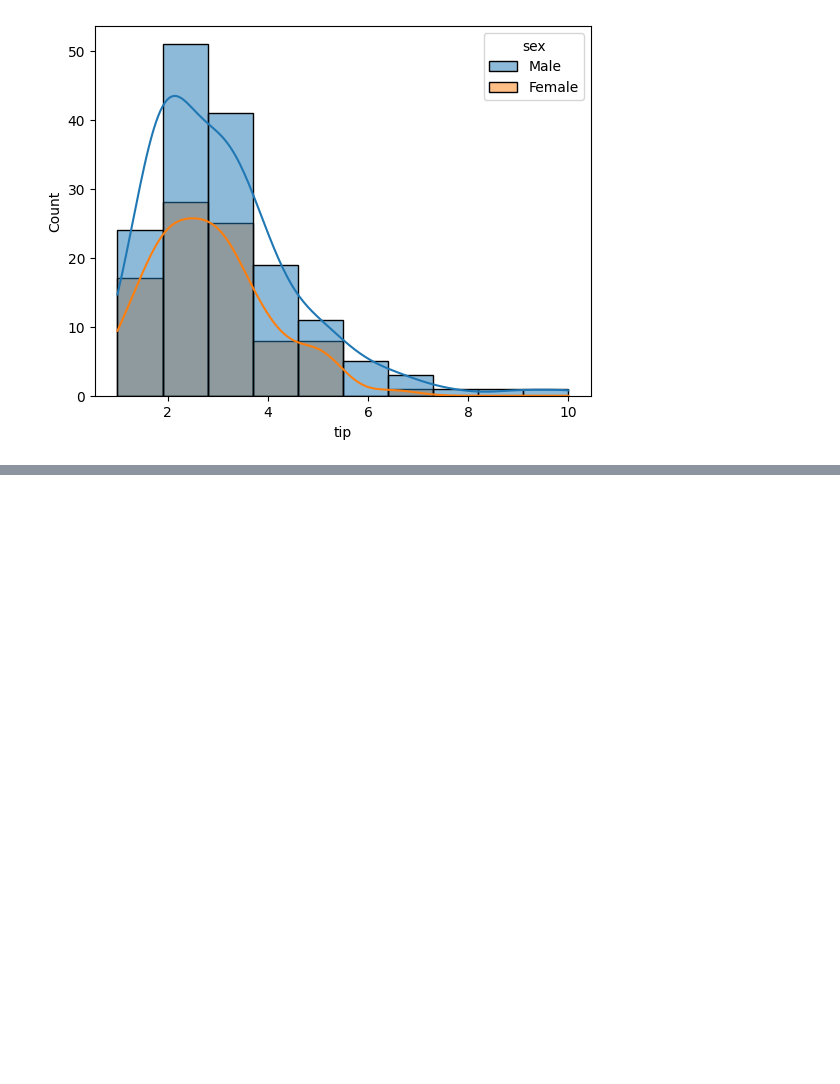
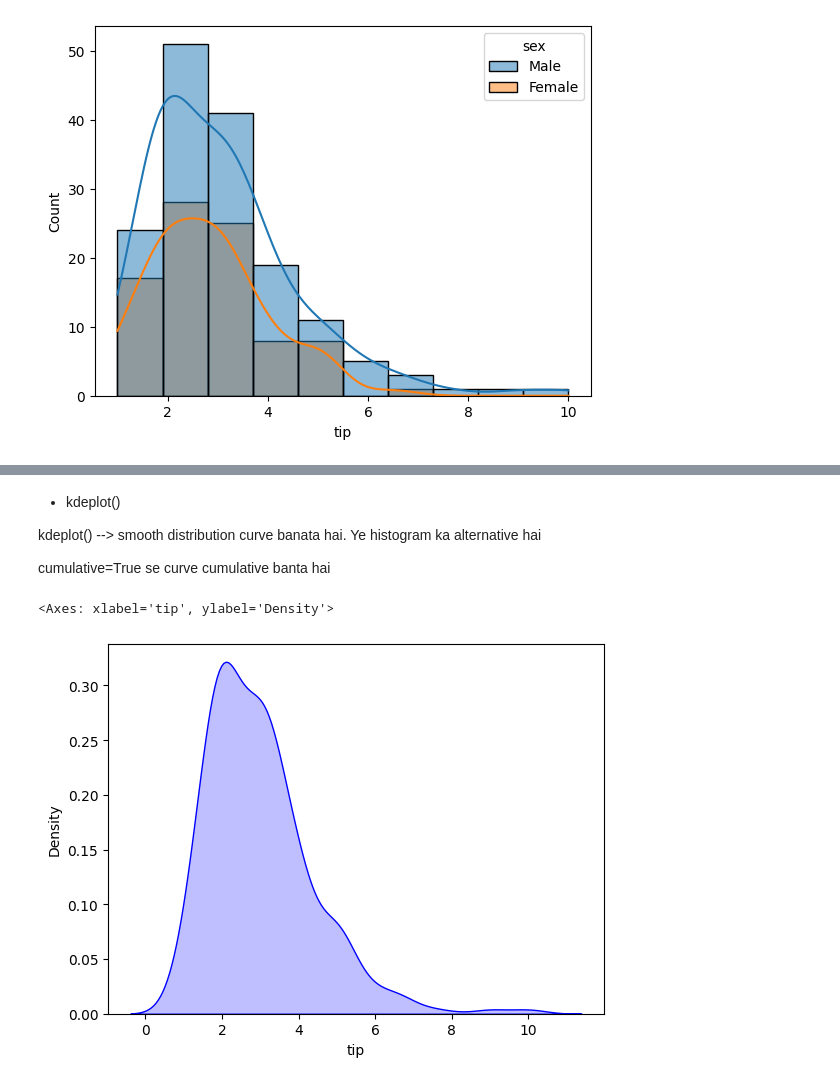
Before and after one commit to MithunKumarRajak/Machine-Learning, a Jupyter notebook: Seaborn/Distribution_Plots.ipynb, the cells around one changed output, grey strips where cells are left out. Saved outputs shown, nothing was run; the diff lists cells and outputs as text; code cells hidden in the pictures; blank space fills up the shorter version.

```diff
--- a/Seaborn/Distribution_Plots.ipynb
+++ b/Seaborn/Distribution_Plots.ipynb
@@ -68,0 +82,11 @@ plt.show()
+# %% [markdown]
+- kdeplot()
+
+kdeplot() --> smooth distribution curve banata hai. Ye histogram ka alternative hai
+
+cumulative=True se curve cumulative banta hai
+# %%
+sns.kdeplot(x='tip',data=data, fill=True, color= 'b')
+# %% [output]
+<Axes: xlabel='tip', ylabel='Density'>
+[figure, added]
```
Also changed, not shown: parts of 7 cells of this notebook.
